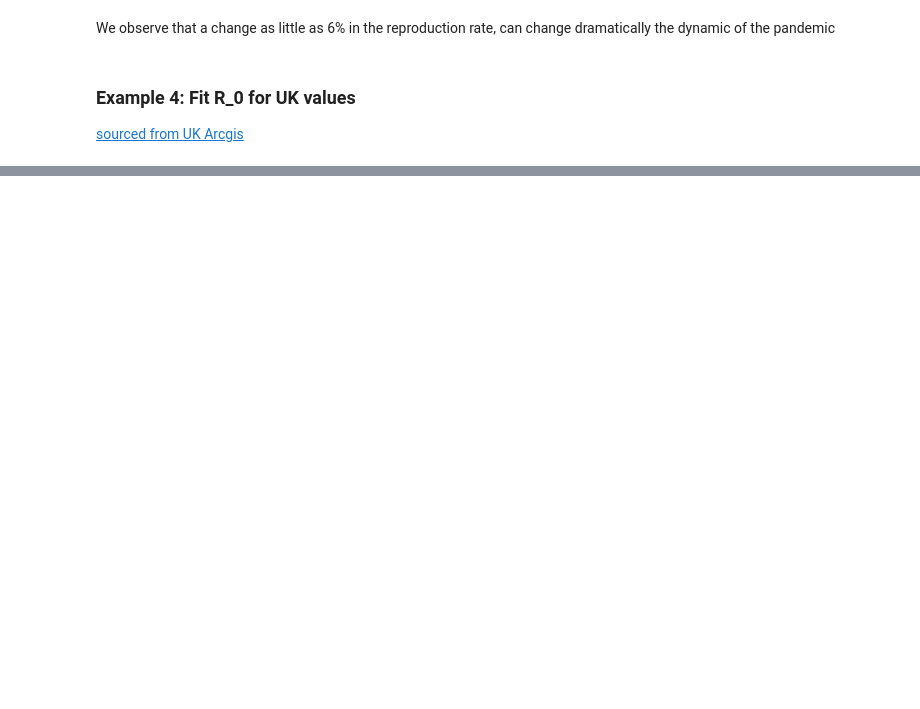
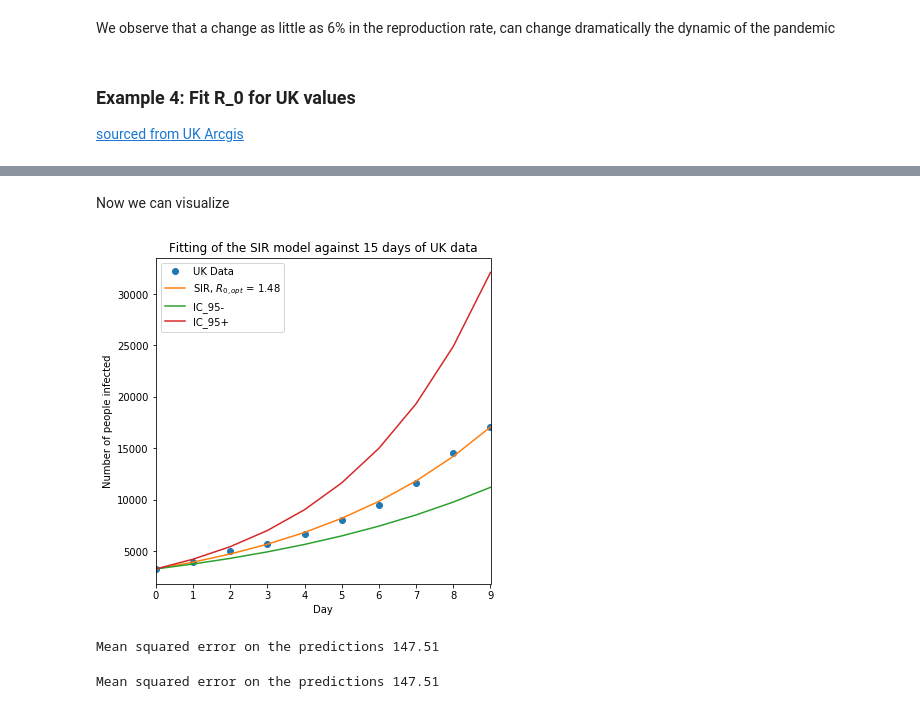
Before and after one commit to open-sir/open-sir, a Jupyter notebook: SIR-X.ipynb, the cells around one changed output, grey strips where cells are left out. Saved outputs shown, nothing was run; the diff lists cells and outputs as text; code cells hidden in the pictures; blank space fills up the shorter version.

```diff
--- a/SIR-X.ipynb
+++ b/SIR-X.ipynb
@@ -374,0 +456,37 @@ print("The mean squared error of the model is %.0f" % MSE)
+# %% [markdown]
+Now we can visualize
+# %%
+# Build numerical solution
+I_opt = SIR_UK.solve(t_s[-1], 10)[:,2]*P_UK
+beta_0 = SIR_UK.p[1]
+SIR_minus = SIR([alpha_min, beta_0],w0)
+SIR_plus = SIR([alpha_max, beta_0],w0)
+I_minus = SIR_minus.solve(t_s[-1], 10)[:,2]*P_UK
+I_plus = SIR_plus.solve(t_s[-1], 10)[:,2]*P_UK
+
+# lag = 6
+
+R_opt = SIR_UK.R_0 #
+
+plt.figure(figsize=[6,6])
+plt.plot(t_d,I_UK,'o')
+plt.plot(t_d, I_opt)
+plt.plot(t_d, I_minus)
+plt.plot(t_d, I_plus)
+plt.legend(["UK Data","SIR, $R_{0,opt}$ = %.2f"%R_opt,"IC_95-","IC_95+"])
+plt.title("Fitting of the SIR model against 15 days of UK data")
+plt.ylabel("Number of people infected")
+plt.xlabel("Day")
+plt.xlim([min(t_d),max(t_d)])
+plt.show()
+
+I_UK-I_opt
+MSE = sum(np.sqrt((I_opt-I_UK)**2))/len(I_UK)
+print("Mean squared error on the predictions %.2f" % MSE)
+# %% [output]
+[figure, added]
+Mean squared error on the predictions 147.51
+# %%
+print("Mean squared error on the predictions %.2f" % MSE)
+# %% [output]
+Mean squared error on the predictions 147.51
```
Also changed, not shown: parts of 18 cells of this notebook, 1 other file.
